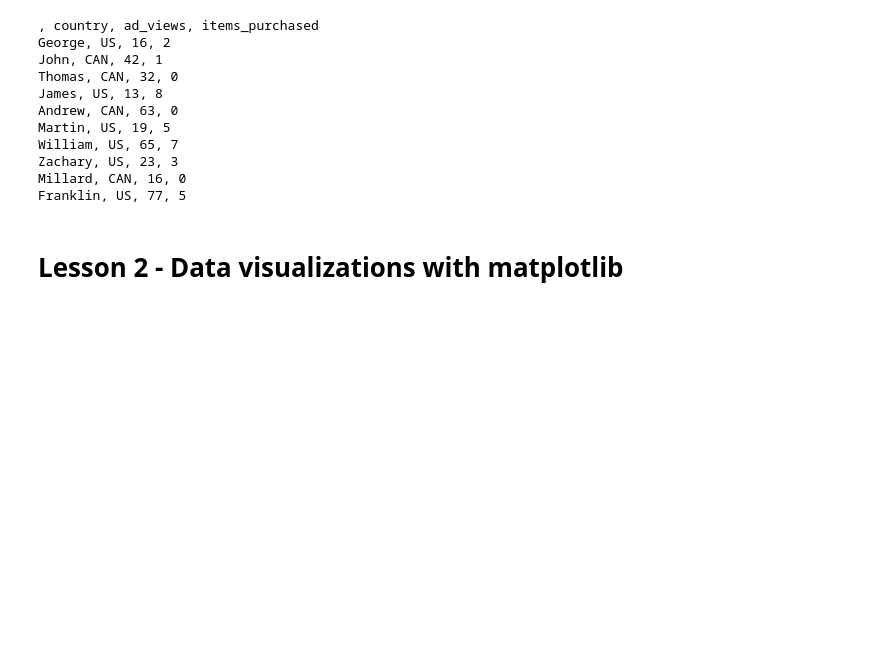
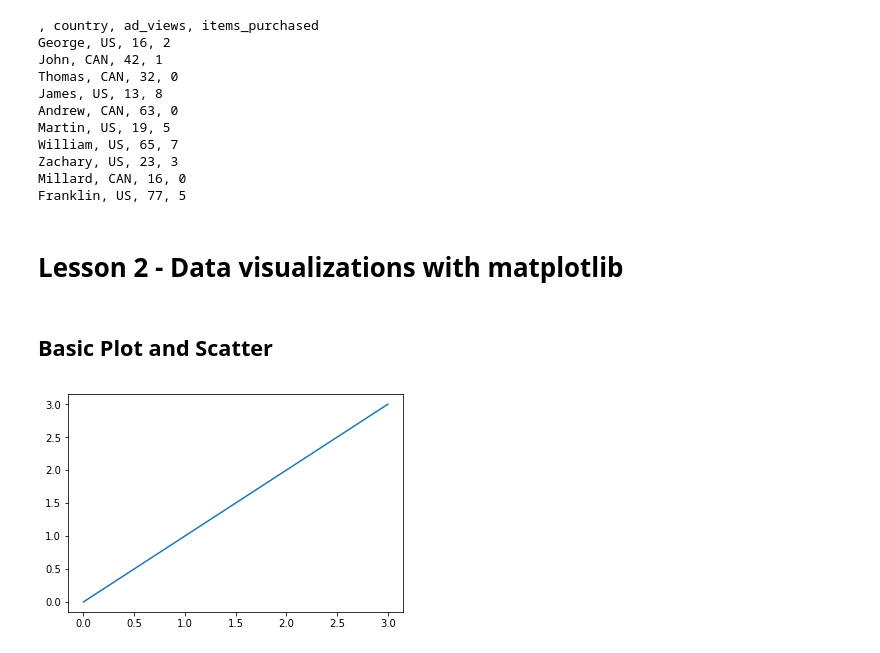
Before and after one commit to djrgit/coursework, a Jupyter notebook: thinkful/data_science/my_progress/phase_1_data_science_fundamentals/Unit 2 - Introduction to the Data Science Toolkit.ipynb, the cells around one changed output. Cells and saved outputs as stored; diff of their text form; code cells hidden in the pictures; blank space fills up the shorter version.

```diff
--- a/thinkful/data_science/my_progress/phase_1_data_science_fundamentals/Unit 2 - Introduction to the Data Science Toolkit.ipynb
+++ b/thinkful/data_science/my_progress/phase_1_data_science_fundamentals/Unit 2 - Introduction to the Data Science Toolkit.ipynb
@@ -132,3 +132,10 @@ Millard, CAN, 16, 0
 Franklin, US, 77, 5
 # %% [markdown]
 # Lesson 2 - Data visualizations with matplotlib
+# %% [markdown]
+## Basic Plot and Scatter
+# %%
+plt.plot([0, 1, 2, 3])
+plt.show()
+# %% [output]
+[figure, added]
```
Also changed, not shown: parts of 16 cells of this notebook.
